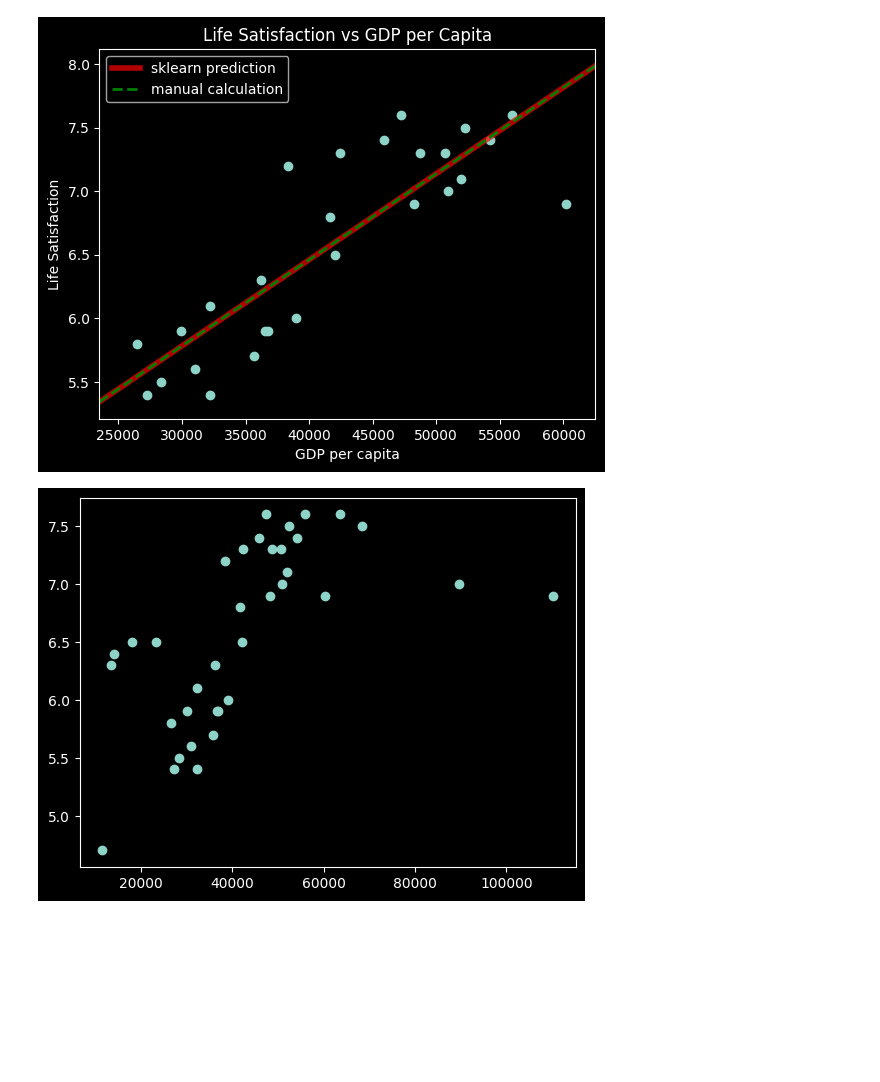
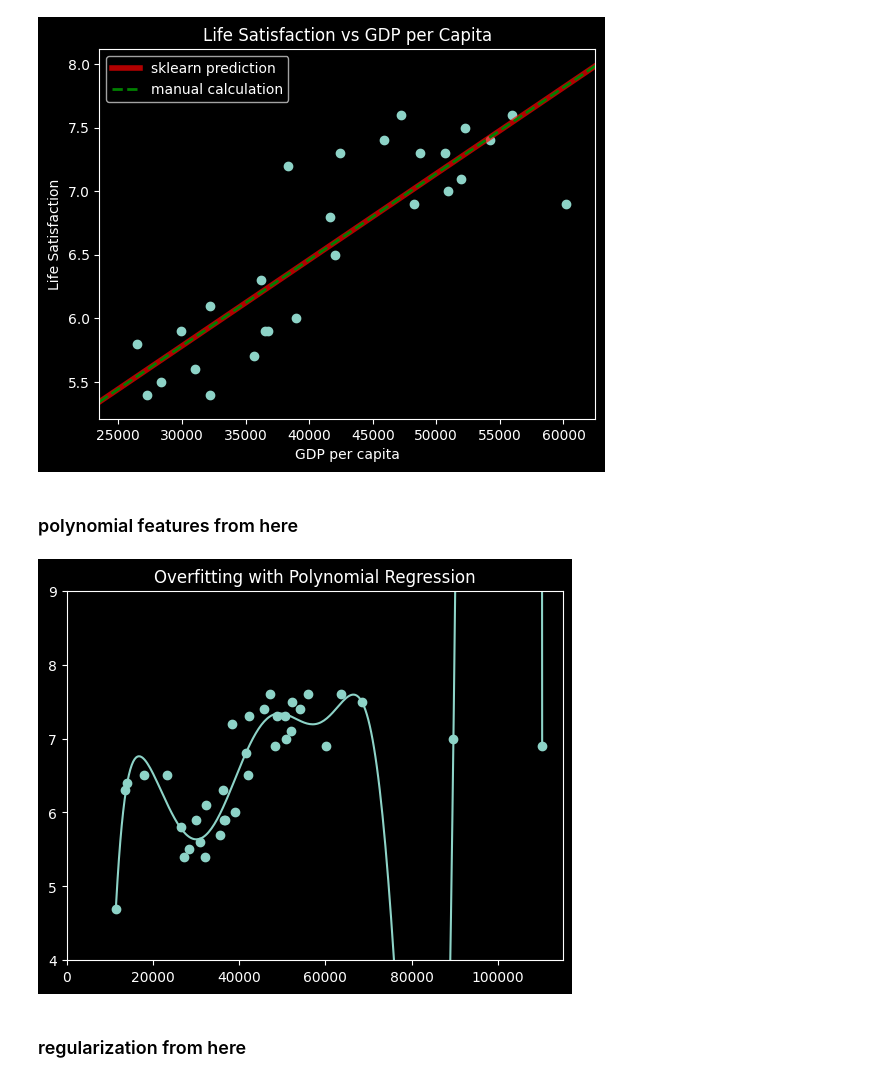
Before and after one commit to VDdotexe/PINNs_and_DL, a Jupyter notebook: 01_the machine_learning_landscape.ipynb, the cells around one changed output. Cells and saved outputs as stored; diff of their text form; code cells hidden in the pictures; blank space fills up the shorter version.

```diff
--- a/01_the machine_learning_landscape.ipynb
+++ b/01_the machine_learning_landscape.ipynb
@@ -208,16 +208,29 @@ plt.legend()
 plt.show()
 # %% [output]
 [figure]
+# %% [markdown]
+### polynomial features from here
 # %%
 plt.scatter(full_country_stats[gdppc_col], full_country_stats[lifesat_col])
 poly= preprocessing.PolynomialFeatures(degree= 10, include_bias= False)
 scaler= preprocessing.StandardScaler()
 lin_reg2= LinearRegression()
 
 pipeline_reg= pipeline.Pipeline([
     ('poly', poly),
-    ('scal': scaler),
+    ('scal', scaler),
     ('lin', lin_reg2)])
-pipeline_reg.fit(full_country_stats[gdppc_col], full_country_stats[lifesat_col])
+pipeline_reg.fit(full_country_stats[gdppc_col].values.reshape(-1,1), full_country_stats[lifesat_col].values.reshape(-1,1))
+
+x_smooth= np.linspace(full_country_stats[gdppc_col].min(),
+                      full_country_stats[gdppc_col].max(), 300)
+curve= pipeline_reg.predict(x_smooth.reshape(-1,1))
+plt.plot(x_smooth, curve)
+
+plt.axis([0, 115000, min_life_sat, max_life_sat])
+plt.title("Overfitting with Polynomial Regression")
+plt.show()
 # %% [output]
-[figure, old version]
+[figure, new version]
+# %% [markdown]
+### regularization from here
```
